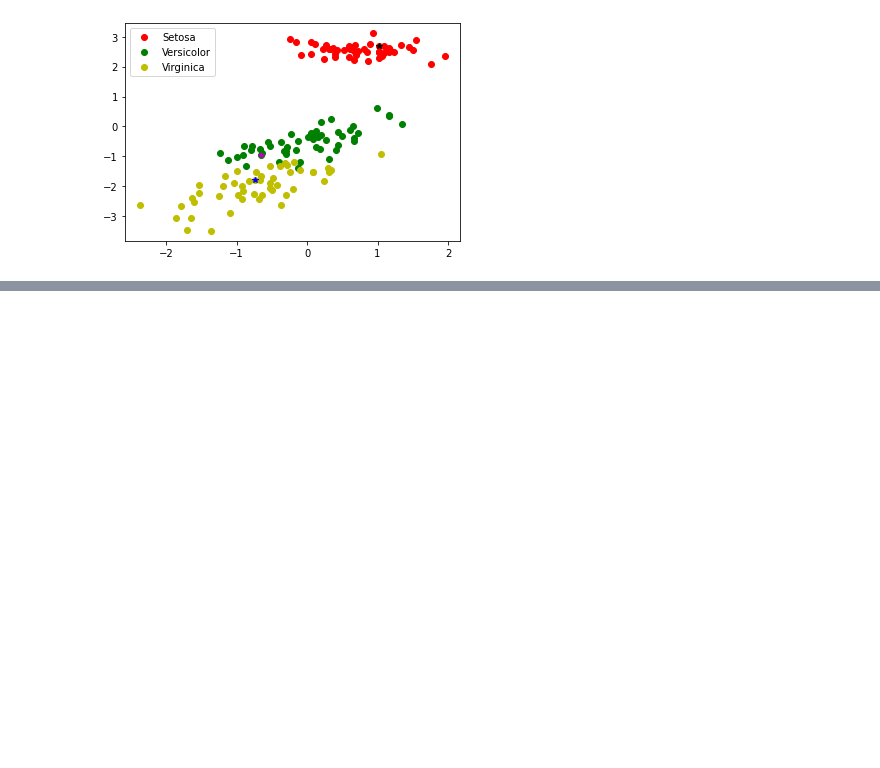
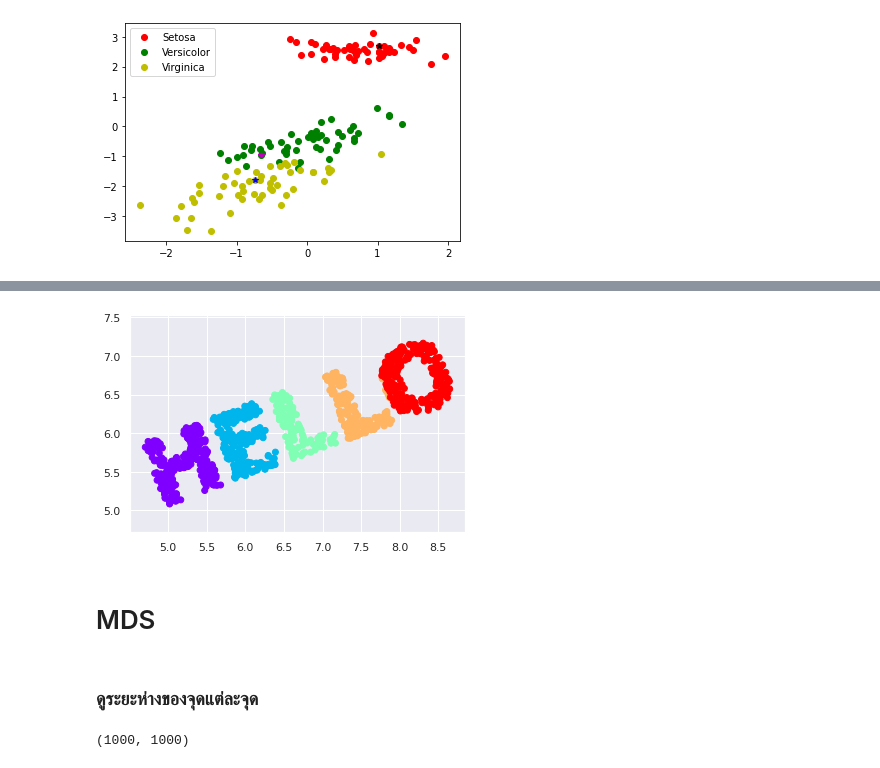
Before and after one commit to Pornchita2541/Multivariate, a Jupyter notebook: Chapter_4_MDS.ipynb, the cells around one changed output, grey strips where cells are left out. Cells and saved outputs as stored; diff of their text form; code cells hidden in the pictures; blank space fills up the shorter version.

```diff
--- a/Chapter_4_MDS.ipynb
+++ b/Chapter_4_MDS.ipynb
@@ -158,0 +224,16 @@ plt.legend()
+# %%
+ X2 = rotate(X, 20) + 5 #  +5 คือเลื่อนไปแนวแกน X 5 หน่วย และแกน Y 5 หน่วย
+plt.scatter(X2[:, 0], X2[:, 1], **colorize)
+plt.axis('equal');
+# %% [output]
+[figure, added]
+# %% [markdown]
+# MDS
+# %% [markdown]
+### ดูระยะห่างของจุดแต่ละจุด
+# %%
+from sklearn.metrics import pairwise_distances
+D = pairwise_distances(X)
+D.shape
+# %% [output]
+(1000, 1000)
```
Also changed, not shown: parts of 21 cells of this notebook.
